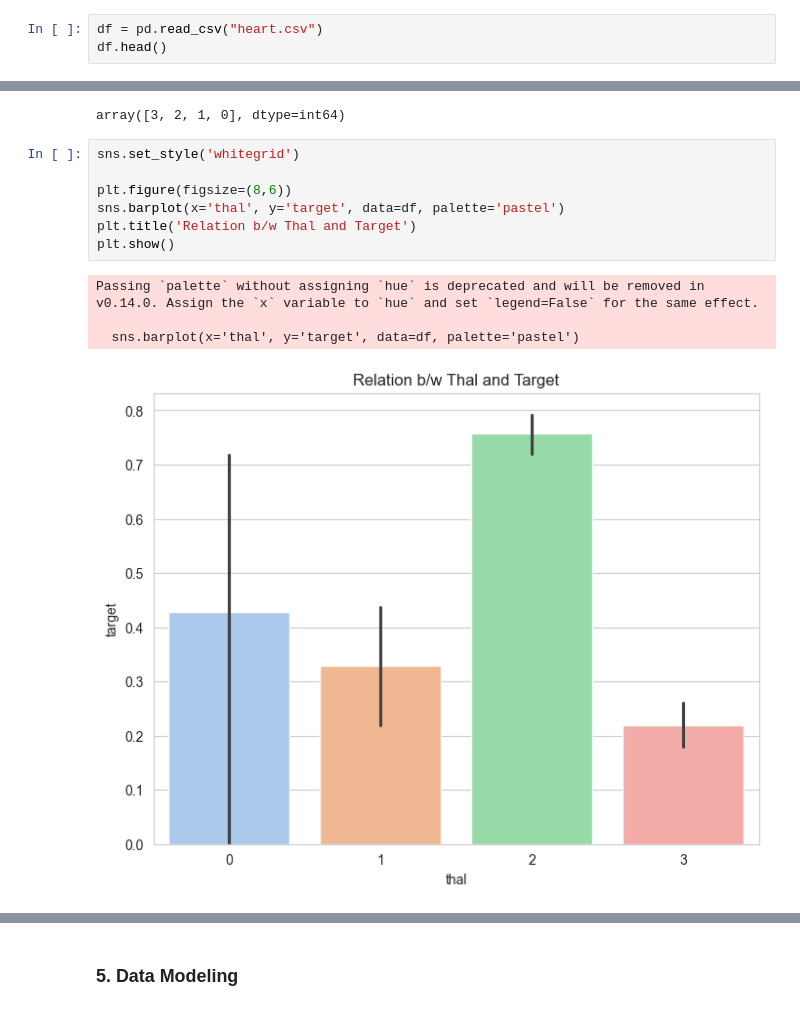
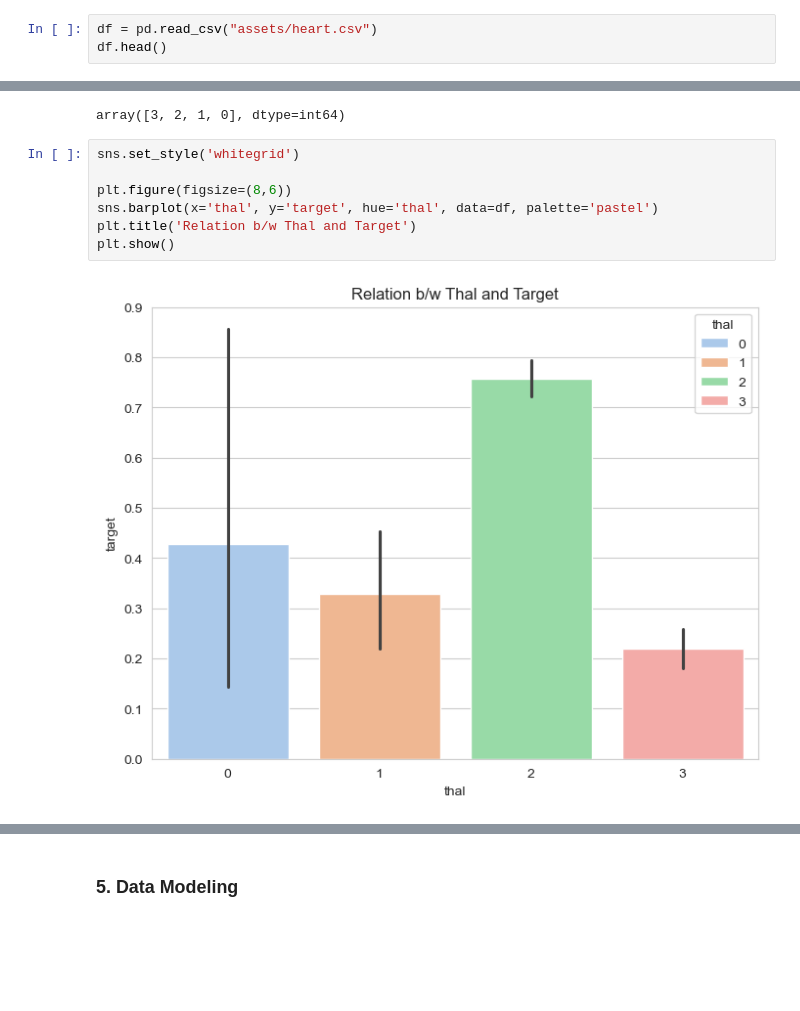
Before and after one commit to imaliabdullah/Portfolio-Project, a Jupyter notebook: Heart Disease/heart-disease-eda-prediction.ipynb, the cells around one changed output, grey strips where cells are left out. Saved outputs shown, nothing was run; the diff lists cells and outputs as text; blank space fills up the shorter version.

```diff
--- a/Heart Disease/heart-disease-eda-prediction.ipynb
+++ b/Heart Disease/heart-disease-eda-prediction.ipynb
@@ -8,7 +8,7 @@ import numpy as np
 import matplotlib.pyplot as plt
 import seaborn as sns
 # %%
-df = pd.read_csv("heart.csv")
+df = pd.read_csv("assets/heart.csv")
 df.head()
 # %% [output]
 |  | age | sex | cp | trestbps | chol | fbs | restecg | thalach | exang | oldpeak | slope | ... |
@@ -348,13 +321,10 @@ array([3, 2, 1, 0], dtype=int64)
 # %%
 sns.set_style('whitegrid')
 
 plt.figure(figsize=(8,6))
-sns.barplot(x='thal', y='target', data=df, palette='pastel')
+sns.barplot(x='thal', y='target', hue='thal', data=df, palette='pastel')
 plt.title('Relation b/w Thal and Target')
 plt.show()
 # %% [output]
-Passing `palette` without assigning `hue` is deprecated and will be removed in v0.14.0. Assign the `x` variable to `hue` and set `legend=False` for the same effect.
-
-  sns.barplot(x='thal', y='target', data=df, palette='pastel')
-[figure, old version]
+[figure, new version]
 # %%
```
Also changed, not shown: parts of 12 cells of this notebook, 19 other files.
